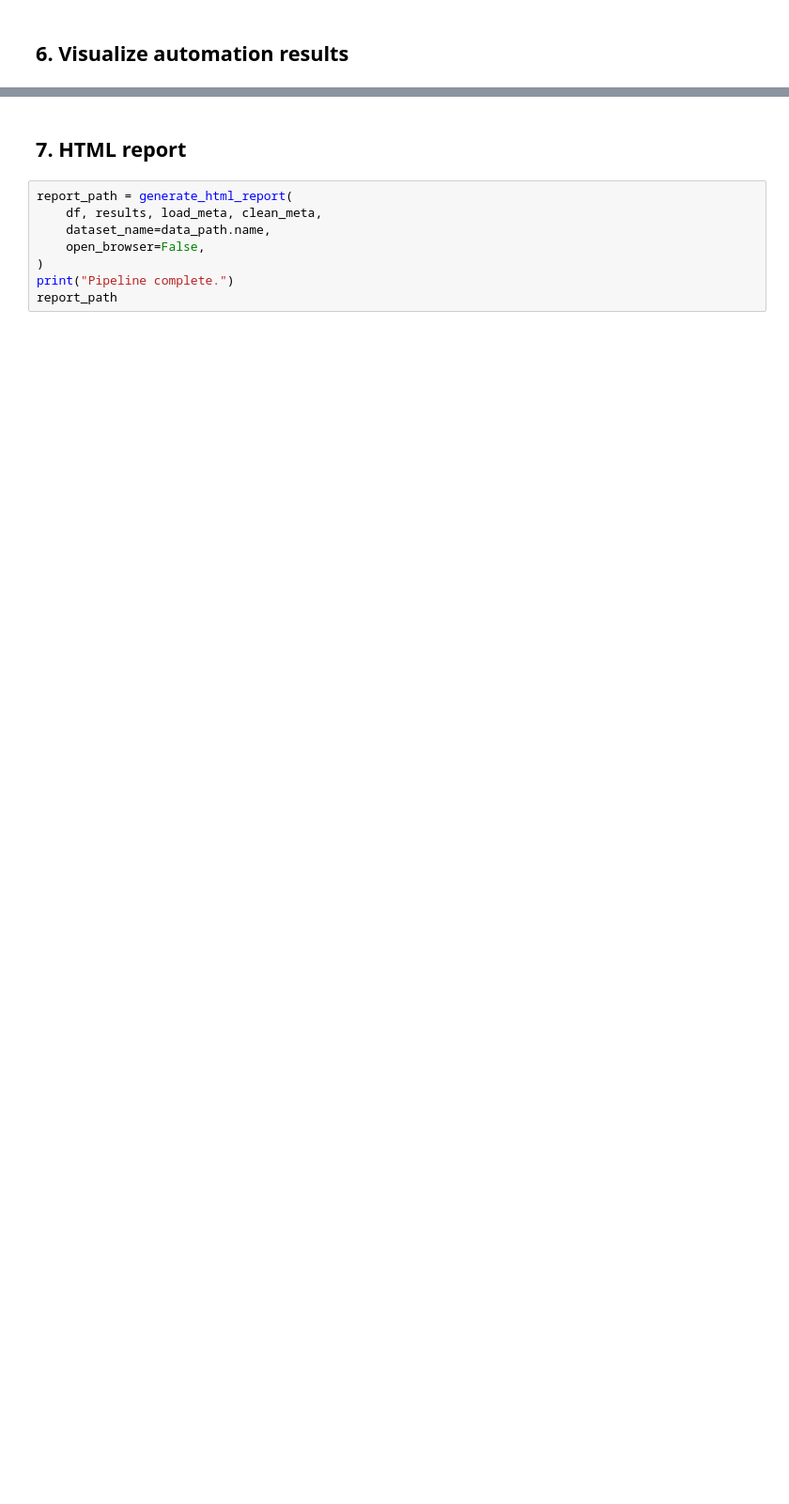
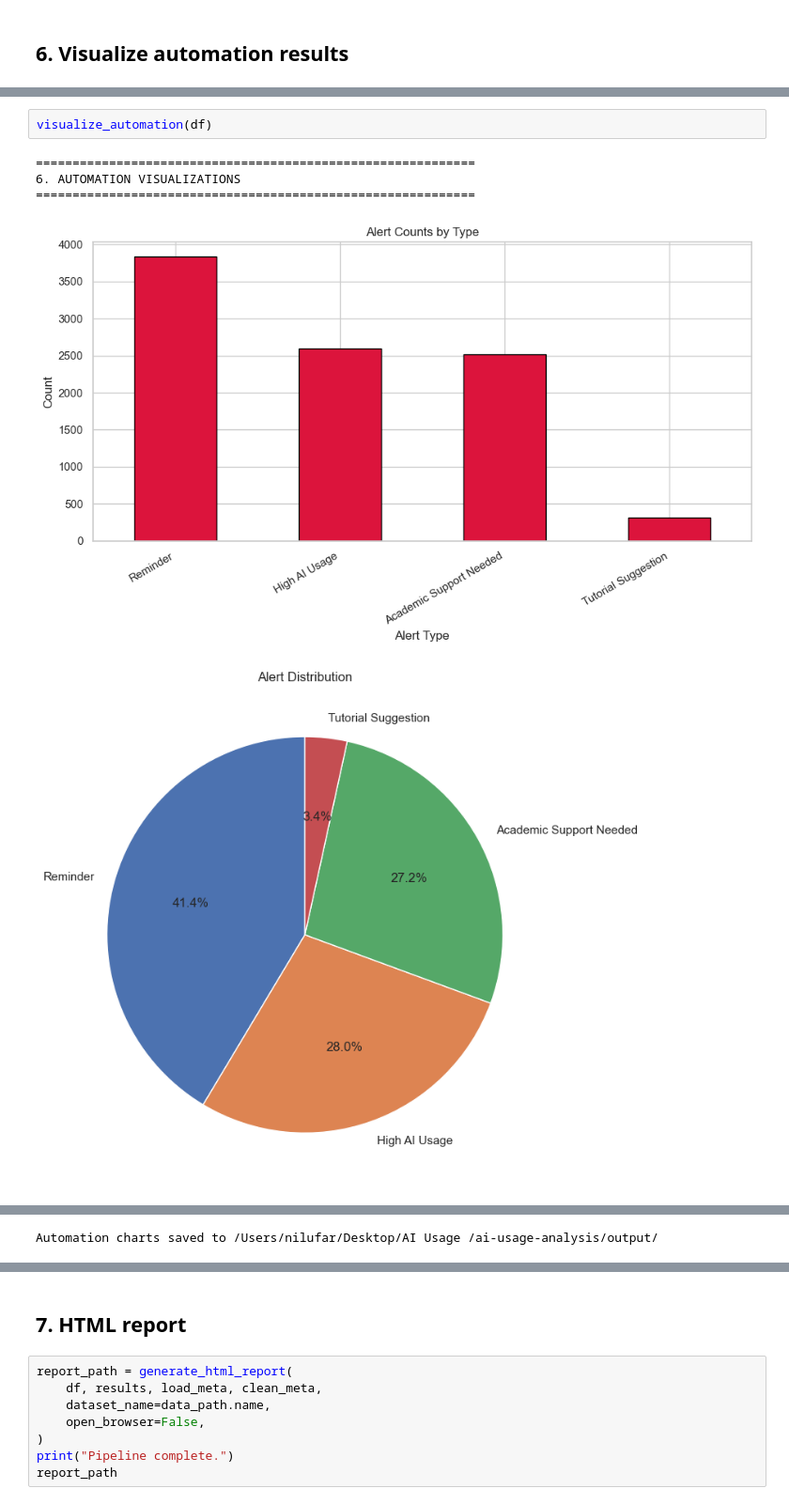
Before and after one commit to Nillufar/ai-usage-analysis, a Jupyter notebook: student-ai-usage-analysis.ipynb, the cells around one changed output, grey strips where cells are left out. Shown at 94% size. Saved outputs shown, nothing was run; the diff lists cells and outputs as text; blank space fills up the shorter version.

```diff
--- a/student-ai-usage-analysis.ipynb
+++ b/student-ai-usage-analysis.ipynb
@@ -765,0 +898,8 @@ def visualize_automation(df: pd.DataFrame) -> None:
+# %%
+visualize_automation(df)
+# %% [output]
+============================================================
+6. AUTOMATION VISUALIZATIONS
+============================================================
+[figure, added]
+[figure, added]
@@ -765,0 +907 @@ def visualize_automation(df: pd.DataFrame) -> None:
+Automation charts saved to /Users/nilufar/Desktop/AI Usage /ai-usage-analysis/output/
```
Also changed, not shown: parts of 18 cells of this notebook, 1 other file.
